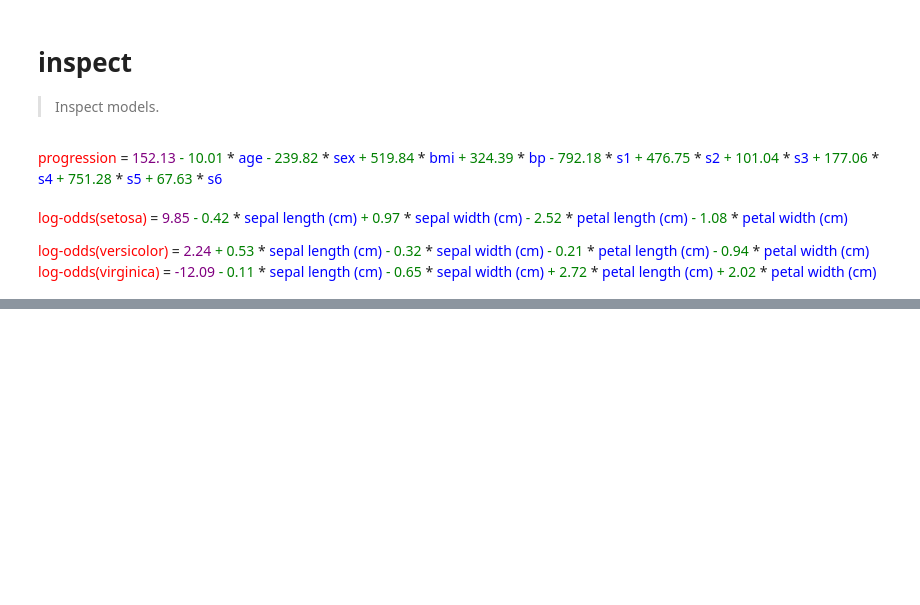
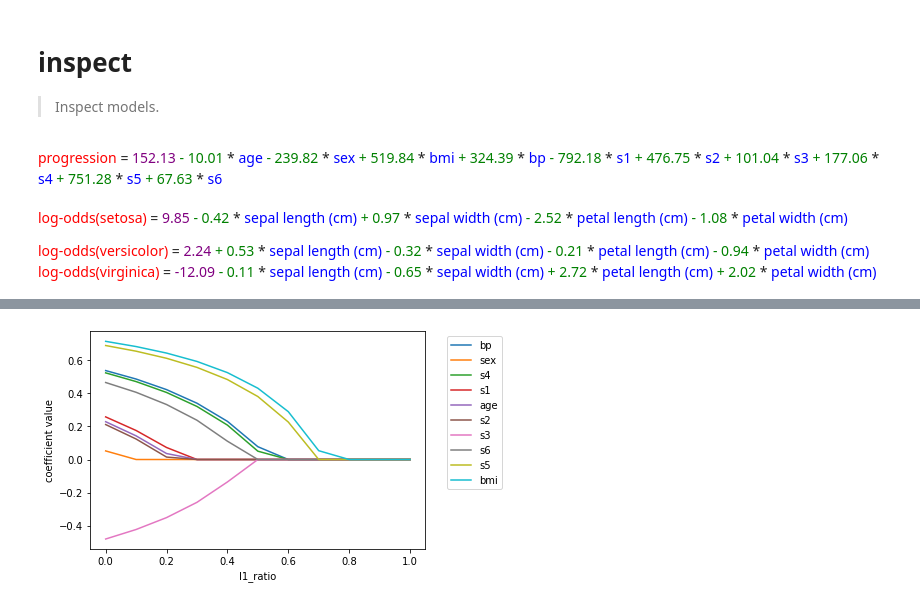
Before and after one commit to gsganden/model_inspector, a Jupyter notebook: 00_inspect.ipynb, the cells around one changed output, grey strips where cells are left out. Saved outputs shown, nothing was run; the diff lists cells and outputs as text; code cells hidden in the pictures; blank space fills up the shorter version.

```diff
--- a/00_inspect.ipynb
+++ b/00_inspect.ipynb
@@ -133,0 +210,13 @@ log-odds(virginica) = -12.09 - 0.11 * sepal length (cm) - 0.65 * sepal width (cm
+# %%
+from sklearn.linear_model import ElasticNet
+
+# fmt: off
+plot_linear_coefs_vs_hparam(
+    ElasticNet(alpha=3),
+    pd.DataFrame(diabetes["data"], columns=diabetes["feature_names"]),
+    diabetes["target"],
+    "l1_ratio",
+    np.linspace(0, 1, 11),
+);
+# %% [output]
+[figure, added]
```
Also changed, not shown: parts of 14 cells of this notebook, 4 other files.
